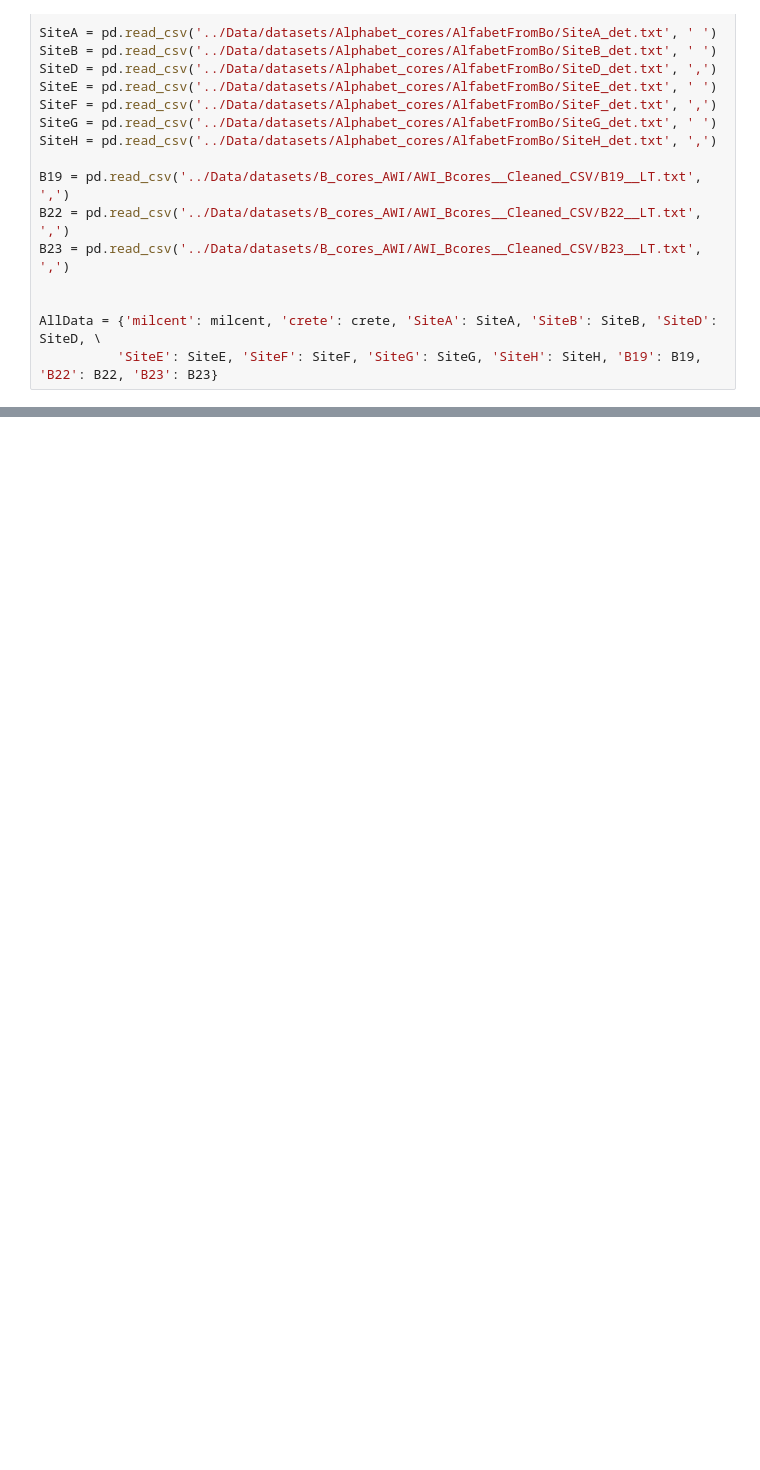
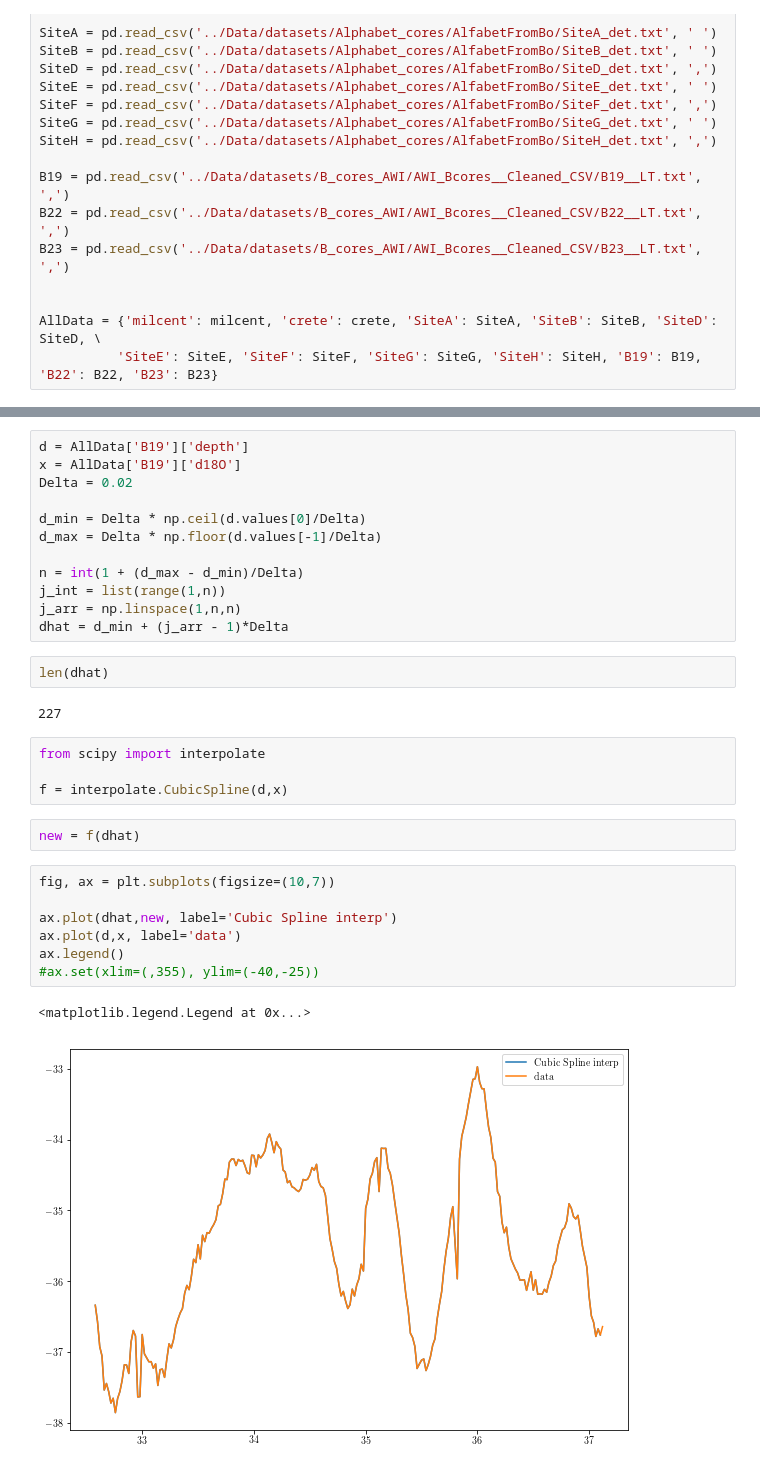
Before and after one commit to TheaQG/AWI_Bcores_Analysis, a Jupyter notebook: Data_exame.ipynb, the cells around one changed output, grey strips where cells are left out. Saved outputs shown, nothing was run; the diff lists cells and outputs as text; blank space fills up the shorter version.

```diff
--- a/Data_exame.ipynb
+++ b/Data_exame.ipynb
@@ -62,0 +74,32 @@ axDiff.legend(fontsize=16)
+# %%
+d = AllData['B19']['depth']
+x = AllData['B19']['d18O']
+Delta = 0.02
+
+d_min = Delta * np.ceil(d.values[0]/Delta)
+d_max = Delta * np.floor(d.values[-1]/Delta)
+
+n = int(1 + (d_max - d_min)/Delta)
+j_int = list(range(1,n))
+j_arr = np.linspace(1,n,n)
+dhat = d_min + (j_arr - 1)*Delta
+# %%
+len(dhat)
+# %% [output]
+227
+# %%
+from scipy import interpolate
+
+f = interpolate.CubicSpline(d,x)
+# %%
+new = f(dhat)
+# %%
+fig, ax = plt.subplots(figsize=(10,7))
+
+ax.plot(dhat,new, label='Cubic Spline interp')
+ax.plot(d,x, label='data')
+ax.legend()
+#ax.set(xlim=(,355), ylim=(-40,-25))
+# %% [output]
+<matplotlib.legend.Legend at 0x...>
+[figure, added]
```
Also changed, not shown: parts of 4 cells of this notebook, 7 other files.
